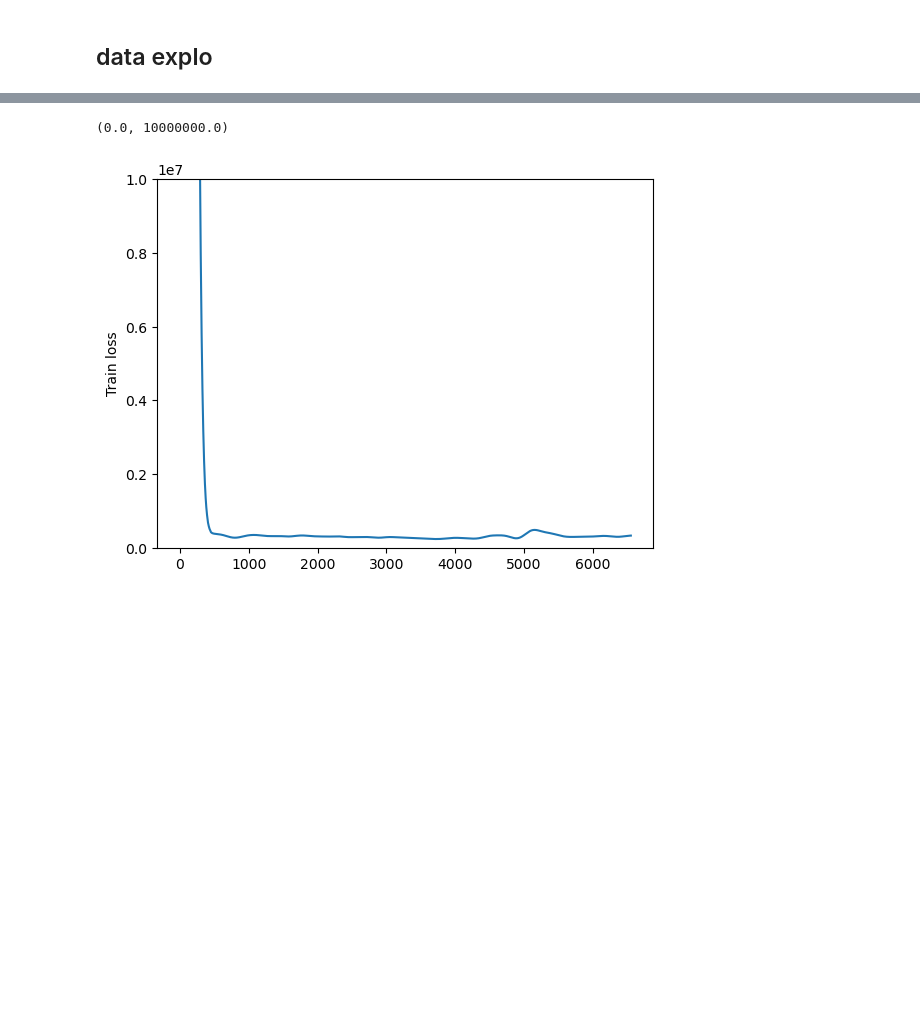
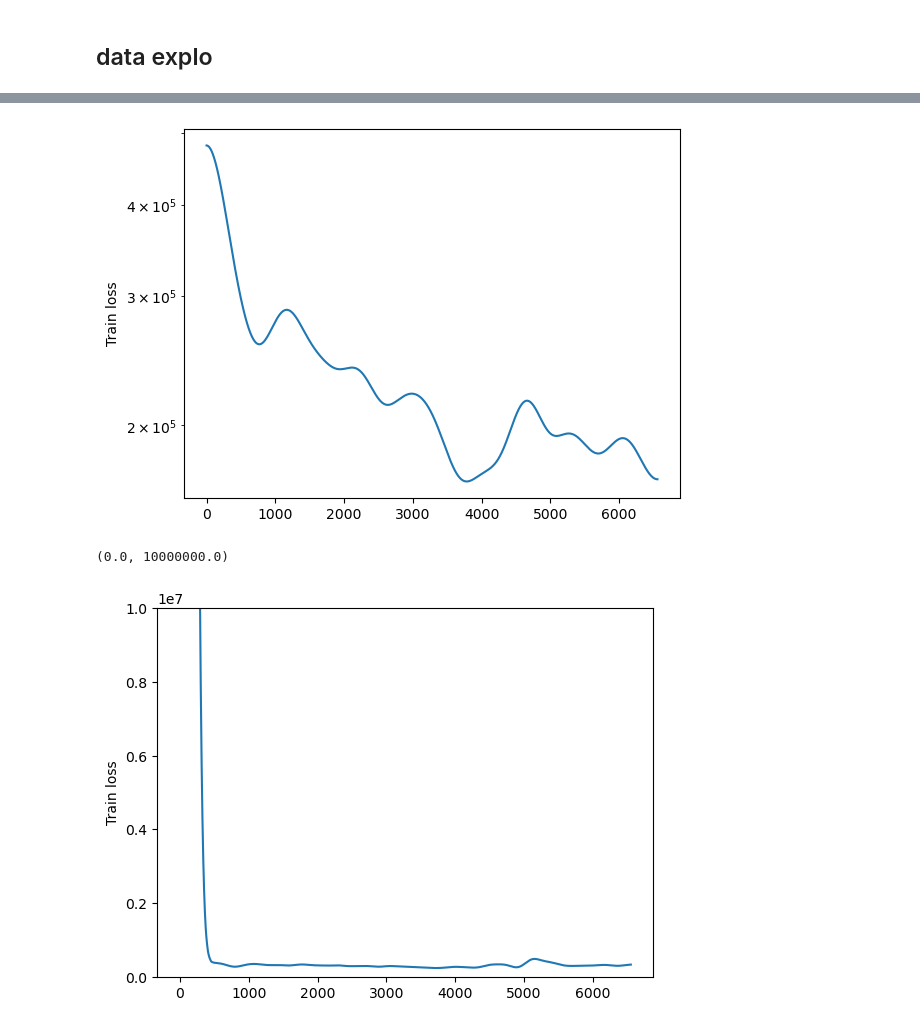
Before and after one commit to zhanquen/DC_flood, a Jupyter notebook: test_moracchini.ipynb, the cells around one changed output, grey strips where cells are left out. Drawn from its saved outputs; the diff is of its cells as text; code cells hidden in the pictures; blank space fills up the shorter version.

```diff
--- a/test_moracchini.ipynb
+++ b/test_moracchini.ipynb
@@ -15,17 +15,19 @@ from DL_utils import *
 # after executing preprocessing_utils.py with 4Students_AnXplore03 in the same directory
 # a folder named "data_cleaned" will be created with the preprocessed mesh files
 # the function get_X_y can be used to get the input and output data of mesh_id
-
+features_method = get_X_y_acc_type
 #retrieve the list of all the mesh_ids
 CWD = Path.cwd()
 data_path = CWD / "data_cleaned"
 xdmf_files = list(data_path.glob("*.pth"))
 mesh_ids = [xdmf_file.name.split("_")[1].split(".")[0] for xdmf_file in xdmf_files]
-print(mesh_ids)
 mesh_id = mesh_ids[0]
 
-X_nodes, X_edges, y = get_X_y(mesh_id, time_step=1)
+X_nodes, X_edges, y = features_method(mesh_id, time_step=1, )
+
+nb_features = X_nodes.shape[1]
 print(X_nodes.shape)
 print(X_edges.shape)
 print(y.shape)
+print(nb_features)
 # %% [output]
@@ -108,23 +68,20 @@ class CFDGNN(torch.nn.Module):
         return  x
 # %%
 from DL_utils import train_test_sets
-exclude_xyz = False
-in_channels = 5
-if not exclude_xyz:
-    in_channels = 8
+
 # Initialisation du modèle et de l'optimiseur
-model = CFDGNN(in_channels=in_channels, hidden_channels=16, out_channels=4)
+model = CFDGNN(in_channels=nb_features, hidden_channels=64, out_channels=4)
 optimizer = torch.optim.Adam(model.parameters(), lr=0.01)
 
 # Split des données en ensembles d'entraînement et de test
 train_mesh_ids, test_mesh_ids = train_test_sets(mesh_ids, test_size=0.2, random_state=42)
 
 # # Entraînement du modèle
-train_loss = train_model(model, optimizer, train_mesh_ids, epochs=1, batch_size=1 ,exclude_xyz=exclude_xyz)
+train_loss = train_model(model, optimizer, train_mesh_ids, epochs=1, batch_size=1, features_method=features_method)
 
 # # Évaluation du modèle
 
-average_loss = evaluate_model(model, test_mesh_ids , exclude_xyz= exclude_xyz)
+average_loss = evaluate_model(model, test_mesh_ids, features_method=features_method)
 
 print(f'Average Test Loss: {average_loss:.4f}')
 # %% [output]
@@ -132,9 +89,12 @@ Average Test Loss: 1160886.0169
 # %%
 from scipy.ndimage import gaussian_filter1d
 train_loss = gaussian_filter1d(train_loss, sigma=100)
 plt.plot(train_loss)
 plt.ylabel("Train loss")
-plt.ylim(0,10e6)
+
+plt.yscale('log')
+# %% [output]
+[figure, added]
 # %%
 from scipy.ndimage import gaussian_filter1d
 train_loss = gaussian_filter1d(train_loss, sigma=100)
```
Also changed, not shown: parts of 6 cells of this notebook.
